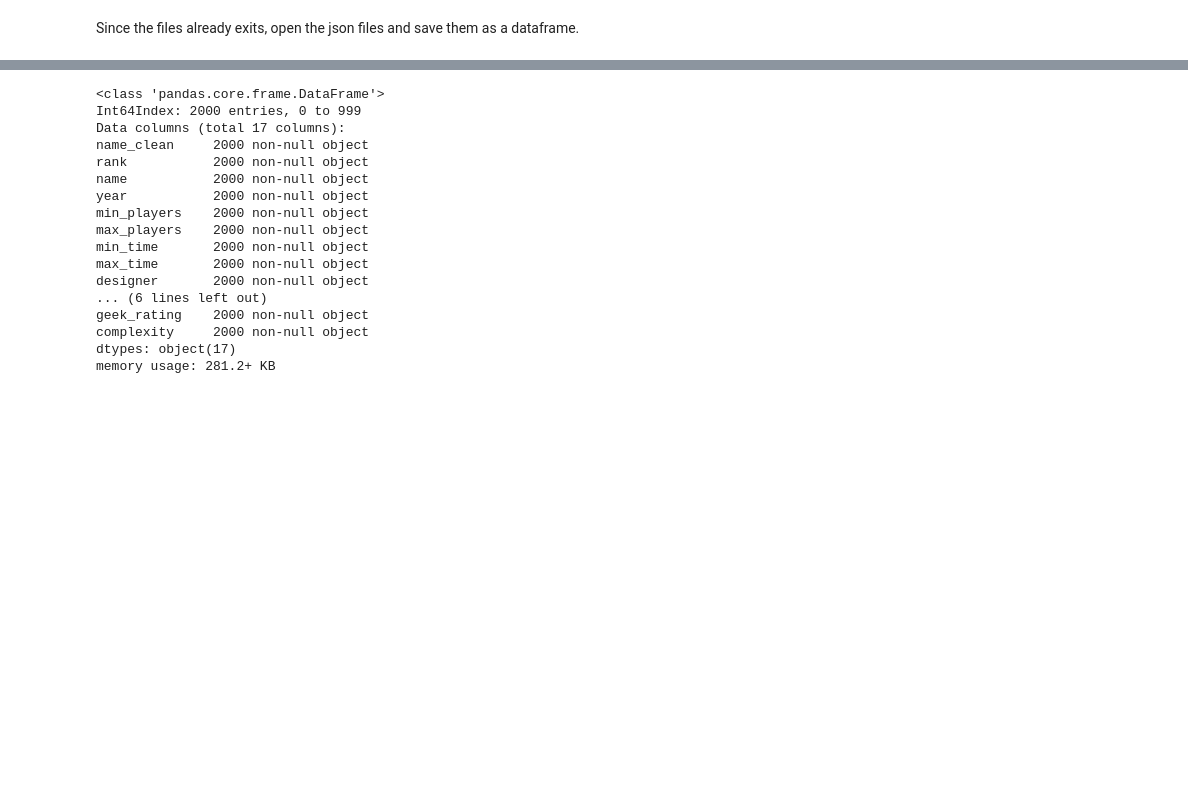
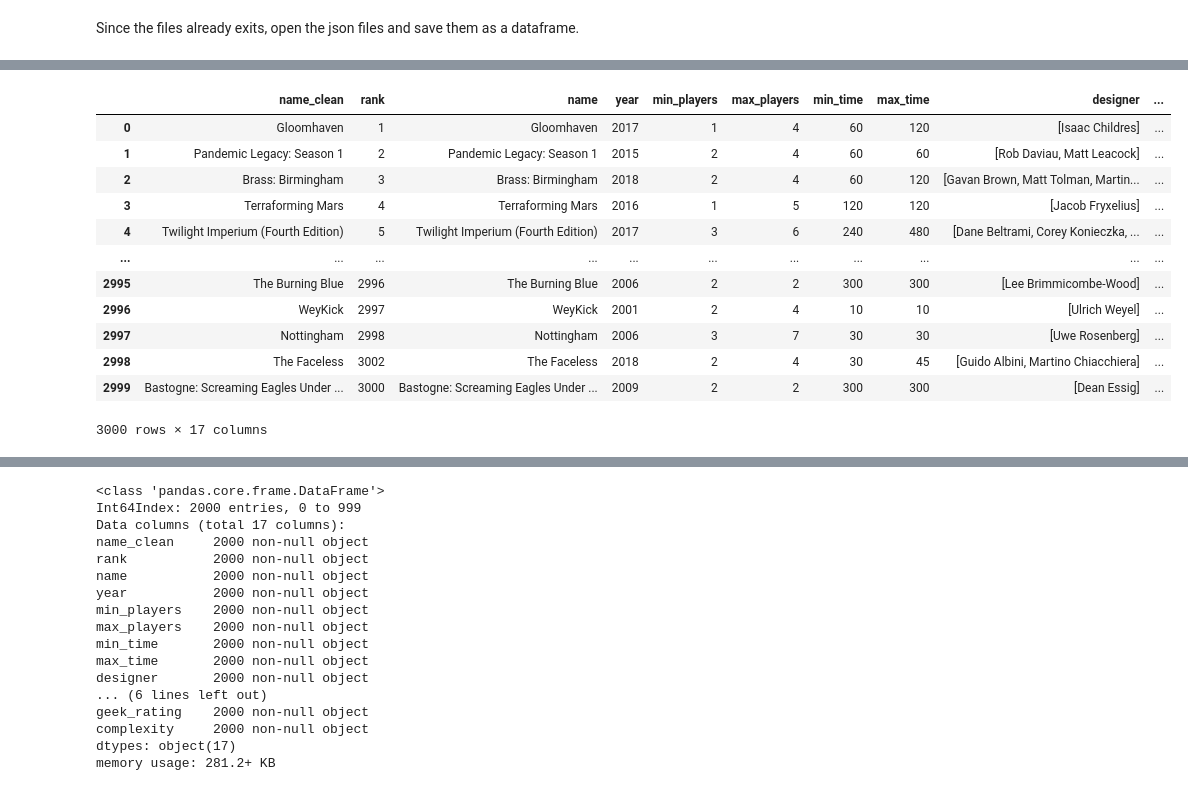
Before and after one commit to misty-garcia/board_games, a Jupyter notebook: top_games.ipynb, the cells around one changed output, grey strips where cells are left out. Saved outputs shown, nothing was run; the diff lists cells and outputs as text; code cells hidden in the pictures; blank space fills up the shorter version.

Commit message:
acquired and merged files

```diff
--- a/top_games.ipynb
+++ b/top_games.ipynb
@@ -70,0 +105,18 @@ with open('data2.txt') as f:
+# %%
+files = ['data_1000.txt','data_2000.txt', 'data_3000.txt']
+# %%
+create_merge_dataframes(files)
+# %% [output]
+|  | name_clean | rank | name | year | min_players | max_players | min_time | max_time | designer | ... |
+| 0 | Gloomhaven | 1 | Gloomhaven | 2017 | 1 | 4 | 60 | 120 | [Isaac Childres] | ... |
+| 1 | Pandemic Legacy: Season 1 | 2 | Pandemic Legacy: Season 1 | 2015 | 2 | 4 | 60 | 60 | [Rob Daviau, Matt Leacock] | ... |
+| 2 | Brass: Birmingham | 3 | Brass: Birmingham | 2018 | 2 | 4 | 60 | 120 | [Gavan Brown, Matt Tolman, Martin... | ... |
+| 3 | Terraforming Mars | 4 | Terraforming Mars | 2016 | 1 | 5 | 120 | 120 | [Jacob Fryxelius] | ... |
+| 4 | Twilight Imperium (Fourth Edition) | 5 | Twilight Imperium (Fourth Edition) | 2017 | 3 | 6 | 240 | 480 | [Dane Beltrami, Corey Konieczka, ... | ... |
+| ... | ... | ... | ... | ... | ... | ... | ... | ... | ... | ... |
+| 2995 | The Burning Blue | 2996 | The Burning Blue | 2006 | 2 | 2 | 300 | 300 | [Lee Brimmicombe-Wood] | ... |
+| 2996 | WeyKick | 2997 | WeyKick | 2001 | 2 | 4 | 10 | 10 | [Ulrich Weyel] | ... |
+| 2997 | Nottingham | 2998 | Nottingham | 2006 | 3 | 7 | 30 | 30 | [Uwe Rosenberg] | ... |
+| 2998 | The Faceless | 3002 | The Faceless | 2018 | 2 | 4 | 30 | 45 | [Guido Albini, Martino Chiacchiera] | ... |
+| 2999 | Bastogne: Screaming Eagles Under ... | 3000 | Bastogne: Screaming Eagles Under ... | 2009 | 2 | 2 | 300 | 300 | [Dean Essig] | ... |
+3000 rows × 17 columns
```
Also changed, not shown: parts of 8 cells of this notebook.
